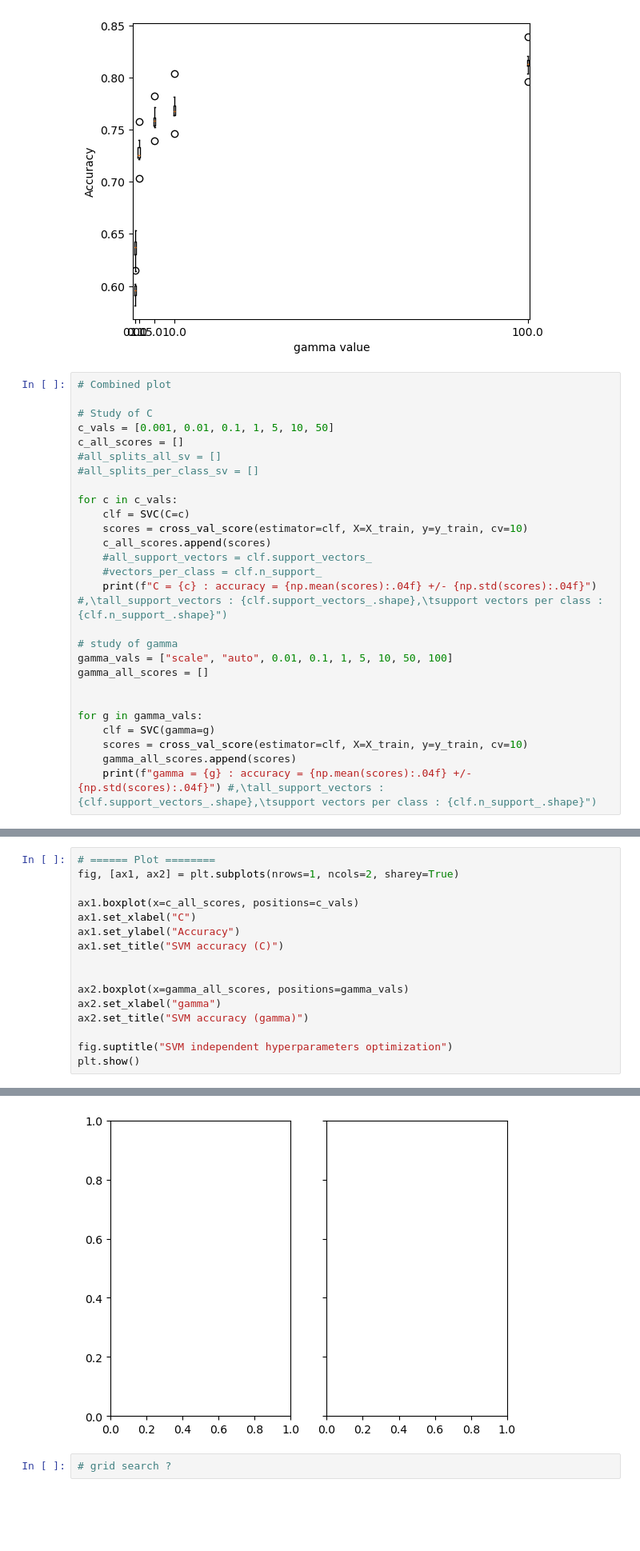
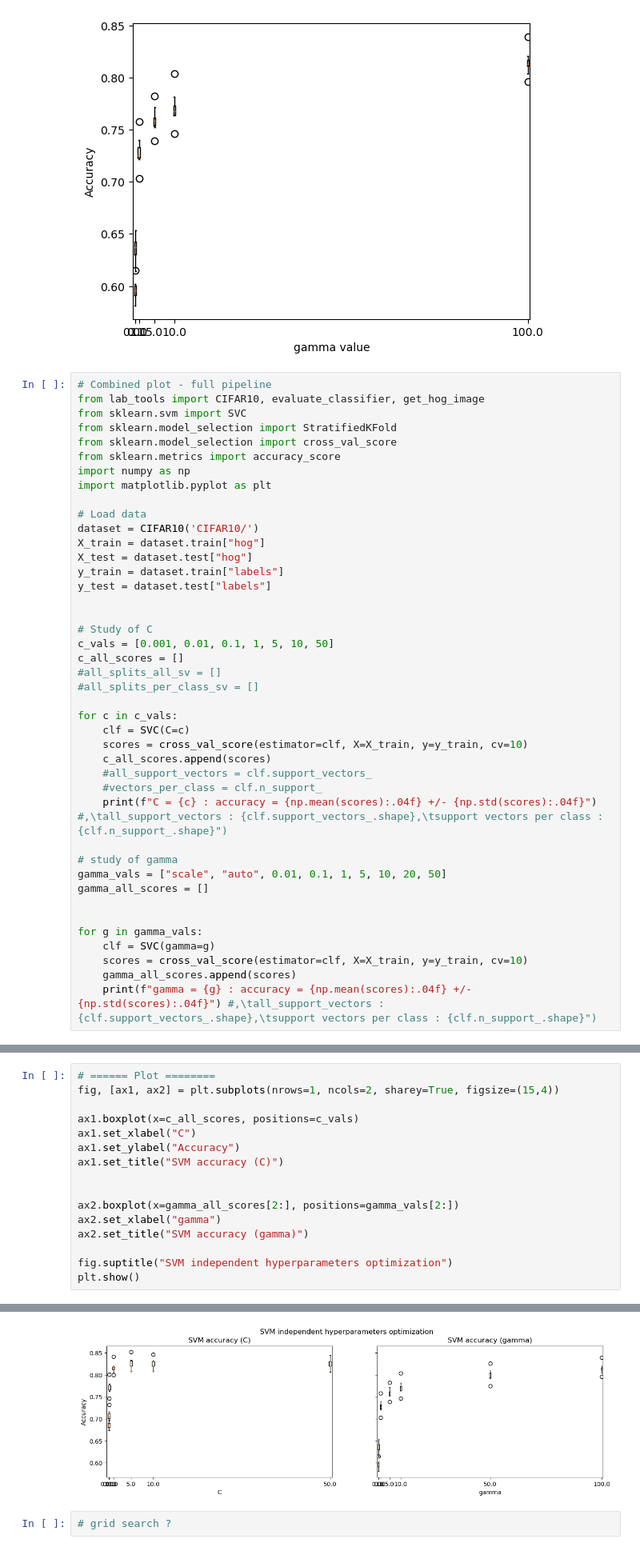
Before and after one commit to Raspberree/info-h-501, a Jupyter notebook: docs/LABS/ML3_SVM.ipynb, the cells around one changed output, grey strips where cells are left out. Shown at 80% size. Drawn from its saved outputs; the diff is of its cells as text; blank space fills up the shorter version.

```diff
--- a/docs/LABS/ML3_SVM.ipynb
+++ b/docs/LABS/ML3_SVM.ipynb
@@ -122,7 +122,22 @@ plt.show()
 # %% [output]
 [figure]
 # %%
-# Combined plot
+# Combined plot - full pipeline
+from lab_tools import CIFAR10, evaluate_classifier, get_hog_image
+from sklearn.svm import SVC
+from sklearn.model_selection import StratifiedKFold
+from sklearn.model_selection import cross_val_score
+from sklearn.metrics import accuracy_score
+import numpy as np
+import matplotlib.pyplot as plt
+
+# Load data
+dataset = CIFAR10('CIFAR10/')
+X_train = dataset.train["hog"]
+X_test = dataset.test["hog"]
+y_train = dataset.train["labels"]
+y_test = dataset.test["labels"]
+
 
 # Study of C
 c_vals = [0.001, 0.01, 0.1, 1, 5, 10, 50]
@@ -139,7 +154,7 @@ for c in c_vals:
     print(f"C = {c} : accuracy = {np.mean(scores):.04f} +/- {np.std(scores):.04f}") #,\tall_support_vectors : {clf.support_vectors_.shape},\tsupport vectors per class : {clf.n_support_.shape}")
 
 # study of gamma
-gamma_vals = ["scale", "auto", 0.01, 0.1, 1, 5, 10, 50, 100]
+gamma_vals = ["scale", "auto", 0.01, 0.1, 1, 5, 10, 20, 50]
 gamma_all_scores = []
 
 
@@ -151,6 +185,6 @@ for g in gamma_vals:
 # %%
 # ====== Plot ========
-fig, [ax1, ax2] = plt.subplots(nrows=1, ncols=2, sharey=True)
+fig, [ax1, ax2] = plt.subplots(nrows=1, ncols=2, sharey=True, figsize=(15,4))
 
 ax1.boxplot(x=c_all_scores, positions=c_vals)
 ax1.set_xlabel("C")
@@ -158,7 +192,7 @@ ax1.set_ylabel("Accuracy")
 ax1.set_title("SVM accuracy (C)")
 
 
-ax2.boxplot(x=gamma_all_scores, positions=gamma_vals)
+ax2.boxplot(x=gamma_all_scores[2:], positions=gamma_vals[2:])
 ax2.set_xlabel("gamma")
 ax2.set_title("SVM accuracy (gamma)")
 
@@ -169,4 +202,4 @@ NameError: name 'c_all_scores' is not defined
-[figure, old version]
+[figure, new version]
 # %%
 # grid search ?
 # %% [markdown]
```
Also changed, not shown: parts of 4 cells of this notebook, 1 other file.
